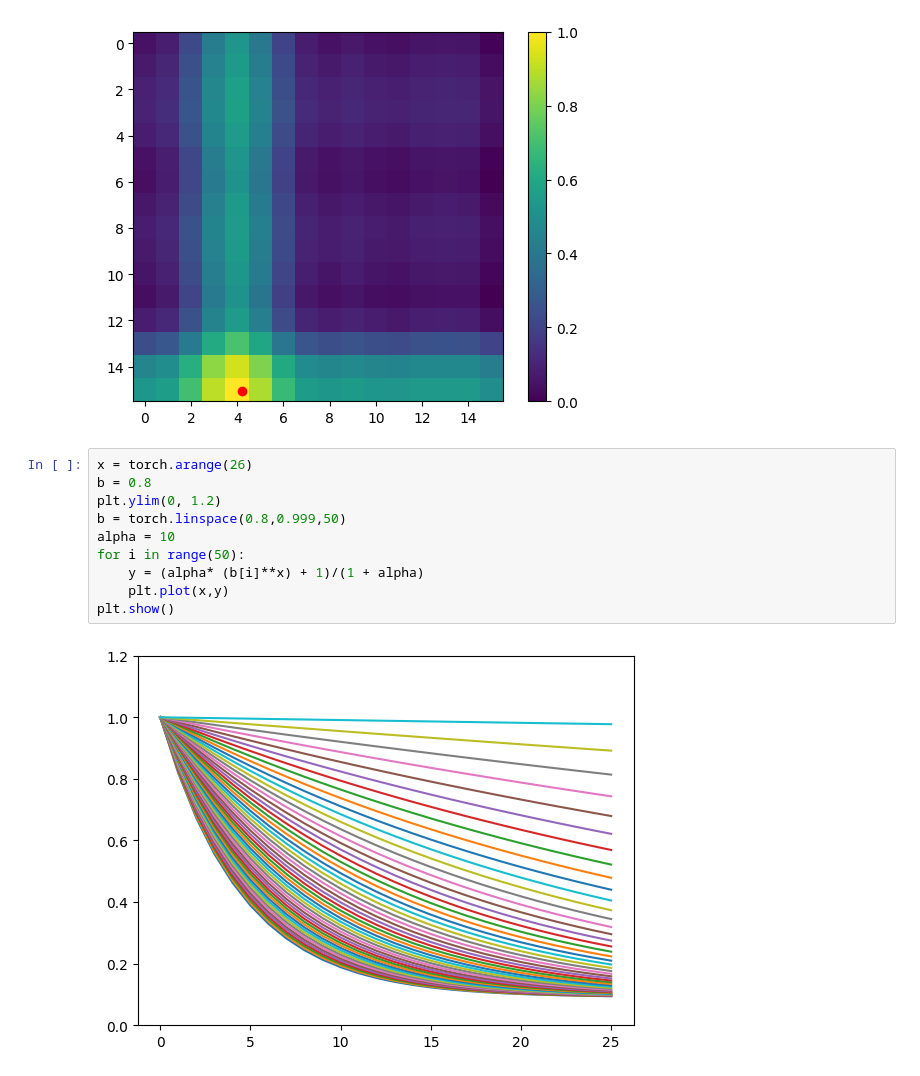
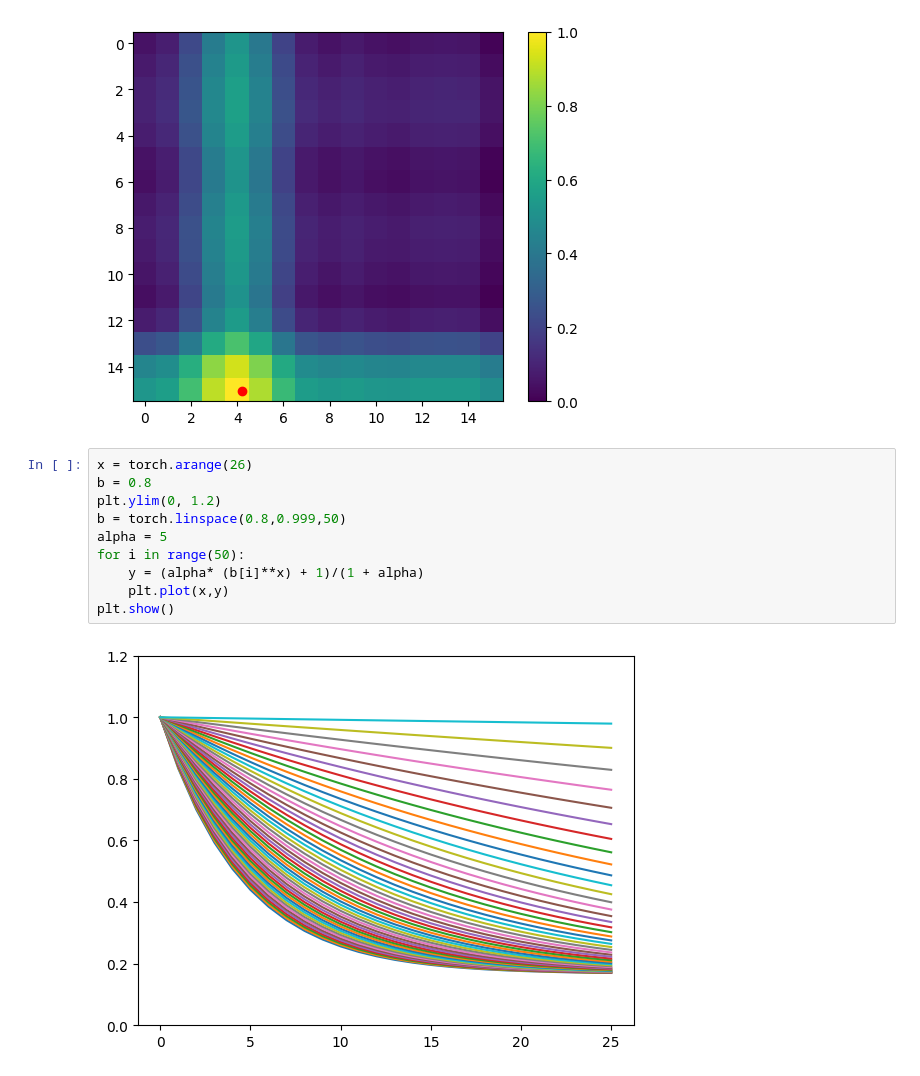
Before and after one commit to Leo00010011/From-Noisy-Eye-Tracking-To-Scanpath, a Jupyter notebook: src/notebooks/test_gaussian_fourier.ipynb, the cells around one changed output. Saved outputs shown, nothing was run; the diff lists cells and outputs as text.

Commit message:
lowering the alpha

```diff
--- a/src/notebooks/test_gaussian_fourier.ipynb
+++ b/src/notebooks/test_gaussian_fourier.ipynb
@@ -44,12 +44,12 @@ torch.Size([2])
 # %%
 x = torch.arange(26)
 b = 0.8
 plt.ylim(0, 1.2)
 b = torch.linspace(0.8,0.999,50)
-alpha = 10
+alpha = 5
 for i in range(50):
     y = (alpha* (b[i]**x) + 1)/(1 + alpha)
     plt.plot(x,y)
 plt.show()
 # %% [output]
-[figure, old version]
+[figure, new version]
```
